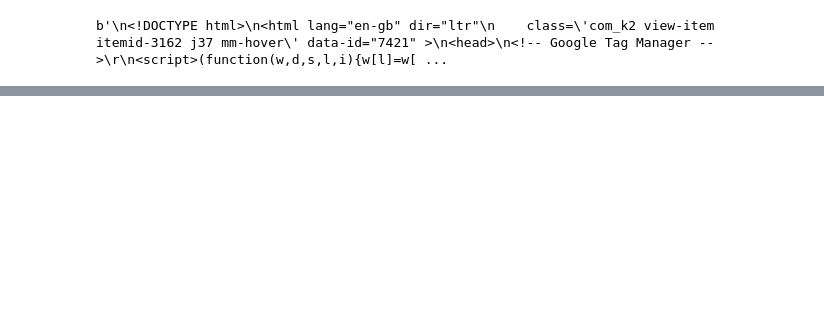
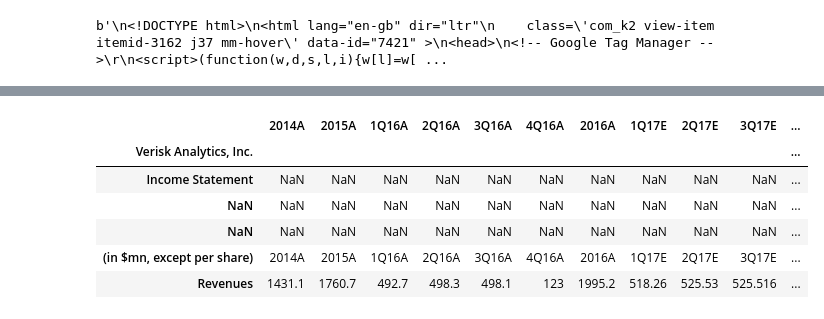
Before and after one commit to rich-coleman-gh/Html_scraping_project, a Jupyter notebook: main.ipynb, the cells around one changed output, grey strips where cells are left out. Drawn from its saved outputs; the diff is of its cells as text; code cells hidden in the pictures; blank space fills up the shorter version.

```diff
--- a/main.ipynb
+++ b/main.ipynb
@@ -109,0 +90,28 @@ print(df1)
+# %%
+def loadExcelDoc(sheet_index):
+    # Open up Faton Excel file
+    filename = "Verisk Model_Send_Excel_2.xlsx"
+    path = "~/Documents/Git/Html_scraping_project/"
+    xl = pd.ExcelFile(path + filename)
+    sheets = xl.sheet_names
+
+
+    ## open up the first sheet and print our data
+    df = xl.parse(sheets[sheet_index],header=None)
+    row_index = df.iloc[0][0]
+
+    df = xl.parse(sheets[sheet_index])
+    df = df.set_index(row_index)
+
+    return df
+
+df = loadExcelDoc(0)
+df.head()
+# %% [output]
+|  | 2014A | 2015A | 1Q16A | 2Q16A | 3Q16A | 4Q16A | 2016A | 1Q17E | 2Q17E | 3Q17E | ... |
+| Verisk Analytics, Inc. |  |  |  |  |  |  |  |  |  |  | ... |
+| Income Statement | NaN | NaN | NaN | NaN | NaN | NaN | NaN | NaN | NaN | NaN | ... |
+| NaN | NaN | NaN | NaN | NaN | NaN | NaN | NaN | NaN | NaN | NaN | ... |
+| NaN | NaN | NaN | NaN | NaN | NaN | NaN | NaN | NaN | NaN | NaN | ... |
+| (in $mn, except per share) | 2014A | 2015A | 1Q16A | 2Q16A | 3Q16A | 4Q16A | 2016A | 1Q17E | 2Q17E | 3Q17E | ... |
+| Revenues | 1431.1 | 1760.7 | 492.7 | 498.3 | 498.1 | 123 | 1995.2 | 518.26 | 525.53 | 525.516 | ... |
```
Also changed, not shown: parts of 8 cells of this notebook, 4 other files.
